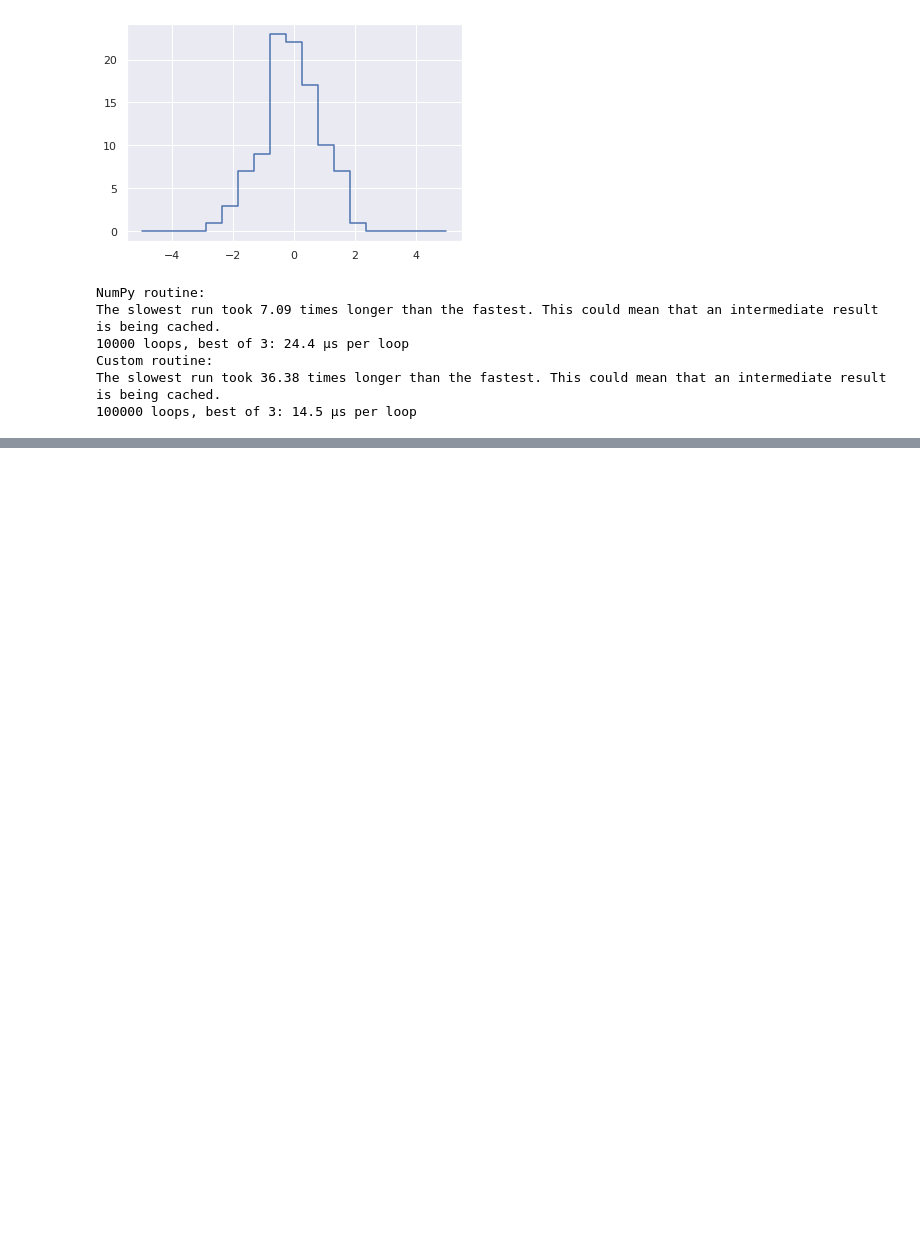
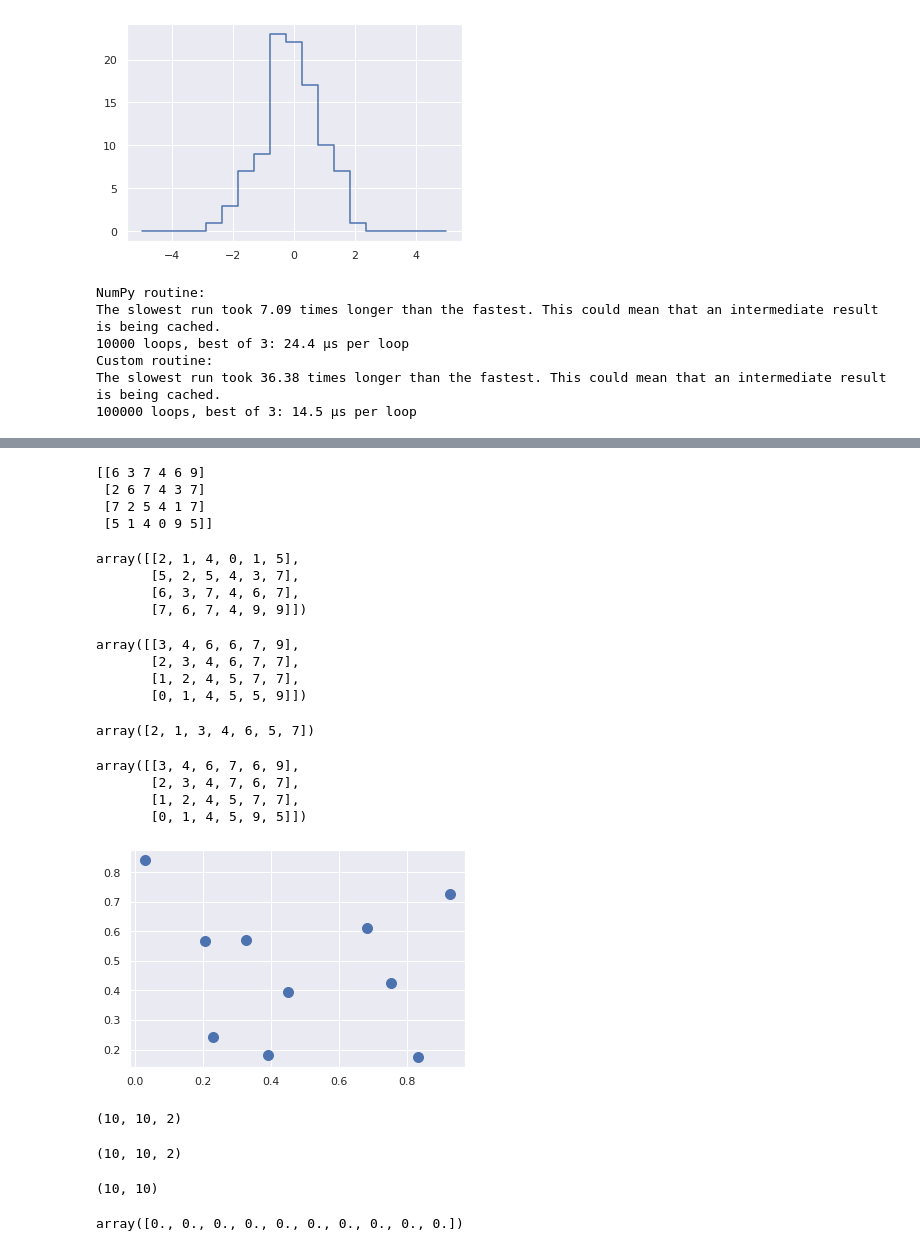
Before and after one commit to renuarimilli/HW01_assignment, a Jupyter notebook: Copy_of_homework01_renuka_arimilli.ipynb, the cells around one changed output, grey strips where cells are left out. Saved outputs shown, nothing was run; the diff lists cells and outputs as text; code cells hidden in the pictures; blank space fills up the shorter version.

```diff
--- a/Copy_of_homework01_renuka_arimilli.ipynb
+++ b/Copy_of_homework01_renuka_arimilli.ipynb
@@ -447,0 +491,46 @@ The slowest run took 36.38 times longer than the fastest. This could mean that a
+# %%
+rand = np.random.RandomState(42)
+X = rand.randint(0, 10, (4, 6))
+print(X)
+# %% [output]
+[[6 3 7 4 6 9]
+ [2 6 7 4 3 7]
+ [7 2 5 4 1 7]
+ [5 1 4 0 9 5]]
+# %%
+# sort each column of X
+np.sort(X, axis=0)
+# %% [output]
+array([[2, 1, 4, 0, 1, 5],
+       [5, 2, 5, 4, 3, 7],
+       [6, 3, 7, 4, 6, 7],
+       [7, 6, 7, 4, 9, 9]])
+# %%
+# sort each row of X
+np.sort(X, axis=1)
+# %% [output]
+array([[3, 4, 6, 6, 7, 9],
+       [2, 3, 4, 6, 7, 7],
+       [1, 2, 4, 5, 7, 7],
+       [0, 1, 4, 5, 5, 9]])
+# %%
+x = np.array([7, 2, 3, 1, 6, 5, 4])
+np.partition(x, 3)
+# %% [output]
+array([2, 1, 3, 4, 6, 5, 7])
+# %%
+np.partition(X, 2, axis=1)
+# %% [output]
+array([[3, 4, 6, 7, 6, 9],
+       [2, 3, 4, 7, 6, 7],
+       [1, 2, 4, 5, 7, 7],
+       [0, 1, 4, 5, 9, 5]])
+# %%
+X = rand.rand(10, 2)
+# %%
+%matplotlib inline
+import matplotlib.pyplot as plt
+import seaborn; seaborn.set() # Plot styling
+plt.scatter(X[:, 0], X[:, 1], s=100);
+# %% [output]
+[figure, added]
@@ -447,0 +539,22 @@ The slowest run took 36.38 times longer than the fastest. This could mean that a
+# %%
+# for each pair of points, compute differences in their coordinates
+differences = X[:, np.newaxis, :] - X[np.newaxis, :, :]
+differences.shape
+# %% [output]
+(10, 10, 2)
+# %%
+# square the coordinate differences
+sq_differences = differences ** 2
+sq_differences.shape
+# %% [output]
+(10, 10, 2)
+# %%
+# sum the coordinate differences to get the squared distance
+dist_sq = sq_differences.sum(-1)
+dist_sq.shape
+# %% [output]
+(10, 10)
+# %%
+dist_sq.diagonal()
+# %% [output]
+array([0., 0., 0., 0., 0., 0., 0., 0., 0., 0.])
```
Also changed, not shown: parts of 47 cells of this notebook.
